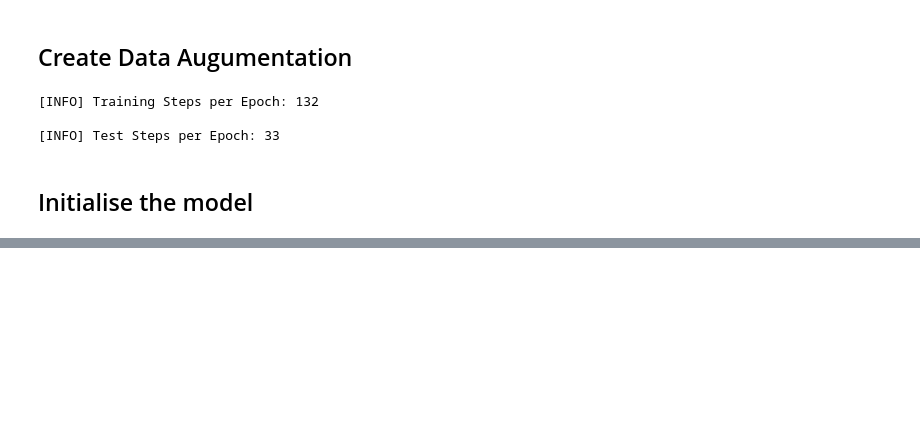
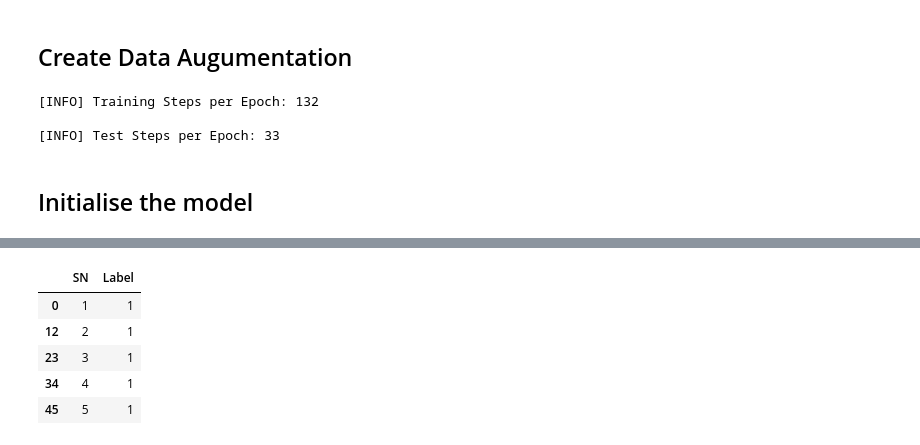
Before and after one commit to DipeshAggarwal/Brain-Stroke, a Jupyter notebook: Brain Stroke.ipynb, the cells around one changed output, grey strips where cells are left out. Saved outputs shown, nothing was run; the diff lists cells and outputs as text; code cells hidden in the pictures; blank space fills up the shorter version.

```diff
--- a/Brain Stroke.ipynb
+++ b/Brain Stroke.ipynb
@@ -25,7 +25,7 @@ BASE_IMG_DIR = "data/"
 EPOCHS = 50
 BATCH_SIZE = 32
 IMG_SIZE = 224
-LR = 1e-3
+LR = 5e-2
 
 RANDOM_SEED = 42
 
@@ -294,5 +291,5 @@ Epoch 1/50
 # %%
-model = tf.keras.models.load_model("model_brainstroke_inception.h5", compile=False)
+model = tf.keras.models.load_model("model_brainstroke_big.h5", compile=False)
 model.compile(optimizer=tf.keras.optimizers.Adam(learning_rate=LR),
               metrics=[f1_score, "accuracy"],
               loss="binary_crossentropy")
@@ -313,0 +325,12 @@ metrics.confusion_matrix(y_test, np.round(pred))
+# %%
+results = {"SN": [], "Label": []}
+for f in os.listdir("test"):
+    image = cv2.imread("test/" + f, cv2.IMREAD_GRAYSCALE)
+    image = cv2.resize(image, (IMG_SIZE, IMG_SIZE))
+    image = image.reshape(IMG_SIZE, IMG_SIZE, 1)
+    image = image/255.0
+
+    b = np.expand_dims(image, axis=0)
+    v = model.predict(b)[0]
+    results["SN"].append(int(f.replace(".jpg", "")))
+    results["Label"].append(int(np.round(v)))
@@ -313,0 +355,11 @@ metrics.confusion_matrix(y_test, np.round(pred))
+# %%
+result_df = pd.DataFrame(results)
+result_df = result_df.sort_values("SN")
+result_df.head()
+# %% [output]
+|  | SN | Label |
+| 0 | 1 | 1 |
+| 12 | 2 | 1 |
+| 23 | 3 | 1 |
+| 34 | 4 | 1 |
+| 45 | 5 | 1 |
```
Also changed, not shown: parts of 9 cells of this notebook, 1 other file.
